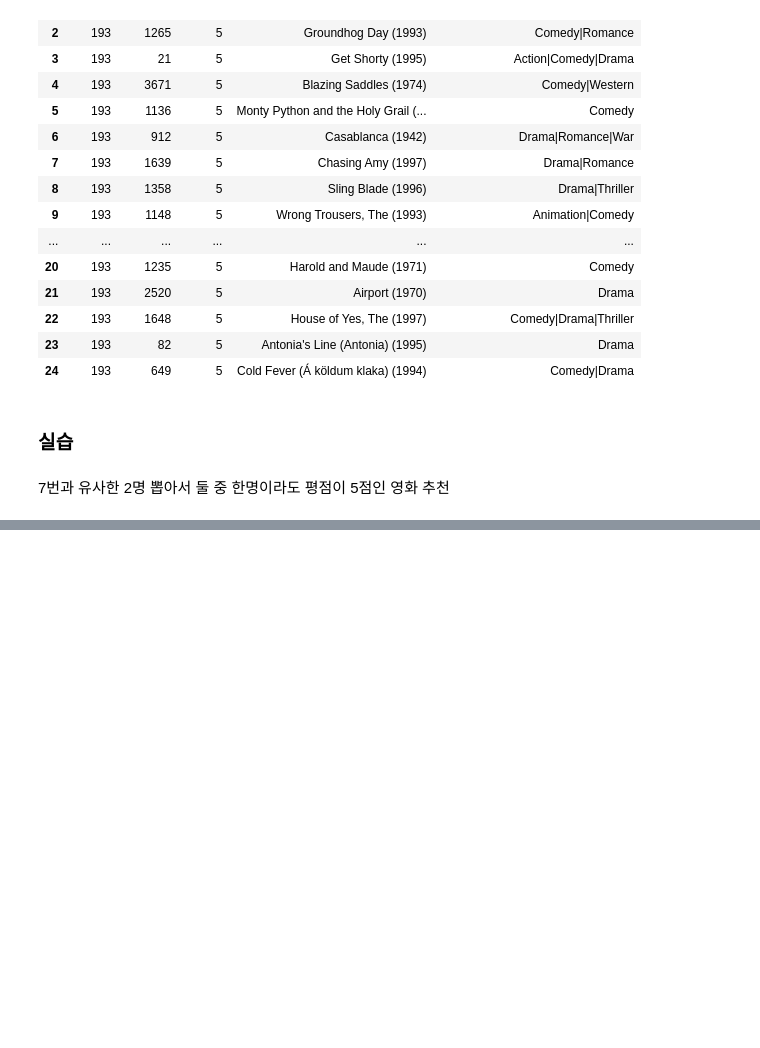
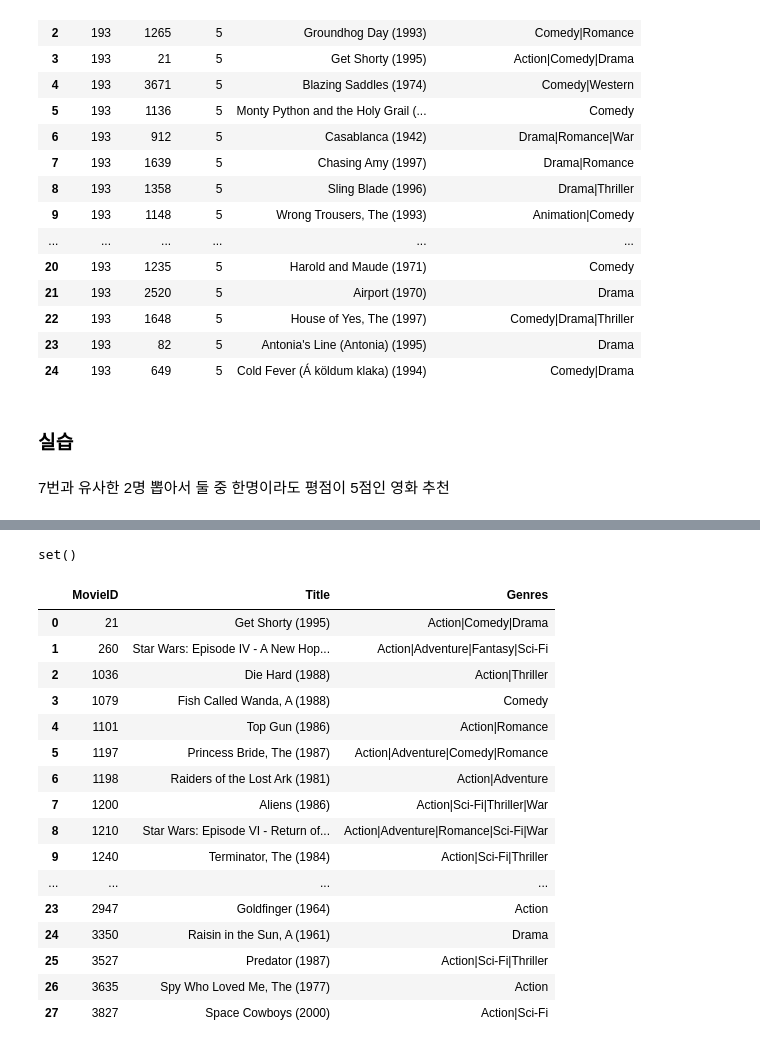
Before and after one commit to dlscks/pythondemo, a Jupyter notebook: python_31_영화추천.ipynb, the cells around one changed output, grey strips where cells are left out. Drawn from its saved outputs; the diff is of its cells as text; code cells hidden in the pictures; blank space fills up the shorter version.

```diff
--- a/python_31_영화추천.ipynb
+++ b/python_31_영화추천.ipynb
@@ -824,0 +838,8 @@ unseen_movie(193,5)
+# %%
+# 7번이 본 영화 (MovieID)을 가져옴
+def movie_seen(user_id):
+ return  recommendation_pivot.loc[user_id][recommendation_pivot.loc[user_id]>0]
+
+# 7번과 유사한 유저 2명 가져오기
+def nearest_user(user_id,n):
+ return small_test_corr.loc[user_id].sort_values(ascending=False)[1:n+1]
@@ -824,0 +853,4 @@ unseen_movie(193,5)
+# %%
+# 각각의 유저는 user0, user1로 해준다.
+user0= nearest_user(7,2).index[0]
+user1= nearest_user(7,2).index[1]
@@ -824,0 +880,34 @@ unseen_movie(193,5)
+# %%
+# user0(288)과 user1(251)이 본 영화중 5점인 영화MovieID을 가져온다.
+
+def recommend_movie(user_id, n):
+  user0, user1 = nearest_user(user_id, n).index
+  user_mv_list = recommendation_data[(recommendation_data.UserID.isin([user0, user1])) & (recommendation_data['Rating']== 5)]
+  user7_mv_list = movie_seen(user_id)
+  unseen_list = set(user_mv_list['MovieID'])-set(user7_mv_list.index)
+  return movies[movies['MovieID'].isin(unseen_list)].reset_index(drop=True)
+# %%
+# 7번이 보지 않은 영화만 뽑았는지 검증
+set(movie_seen(7).index) & set(recommend_movie(7,2)['MovieID'])
+# %% [output]
+set()
+# %%
+recommend_movie(7,2)
+# %% [output]
+|  | MovieID | Title | Genres |
+| 0 | 21 | Get Shorty (1995) | Action|Comedy|Drama |
+| 1 | 260 | Star Wars: Episode IV - A New Hop... | Action|Adventure|Fantasy|Sci-Fi |
+| 2 | 1036 | Die Hard (1988) | Action|Thriller |
+| 3 | 1079 | Fish Called Wanda, A (1988) | Comedy |
+| 4 | 1101 | Top Gun (1986) | Action|Romance |
+| 5 | 1197 | Princess Bride, The (1987) | Action|Adventure|Comedy|Romance |
+| 6 | 1198 | Raiders of the Lost Ark (1981) | Action|Adventure |
+| 7 | 1200 | Aliens (1986) | Action|Sci-Fi|Thriller|War |
+| 8 | 1210 | Star Wars: Episode VI - Return of... | Action|Adventure|Romance|Sci-Fi|War |
+| 9 | 1240 | Terminator, The (1984) | Action|Sci-Fi|Thriller |
+| ... | ... | ... | ... |
+| 23 | 2947 | Goldfinger (1964) | Action |
+| 24 | 3350 | Raisin in the Sun, A (1961) | Drama |
+| 25 | 3527 | Predator (1987) | Action|Sci-Fi|Thriller |
+| 26 | 3635 | Spy Who Loved Me, The (1977) | Action |
+| 27 | 3827 | Space Cowboys (2000) | Action|Sci-Fi |
```
Also changed, not shown: parts of 4 cells of this notebook.
